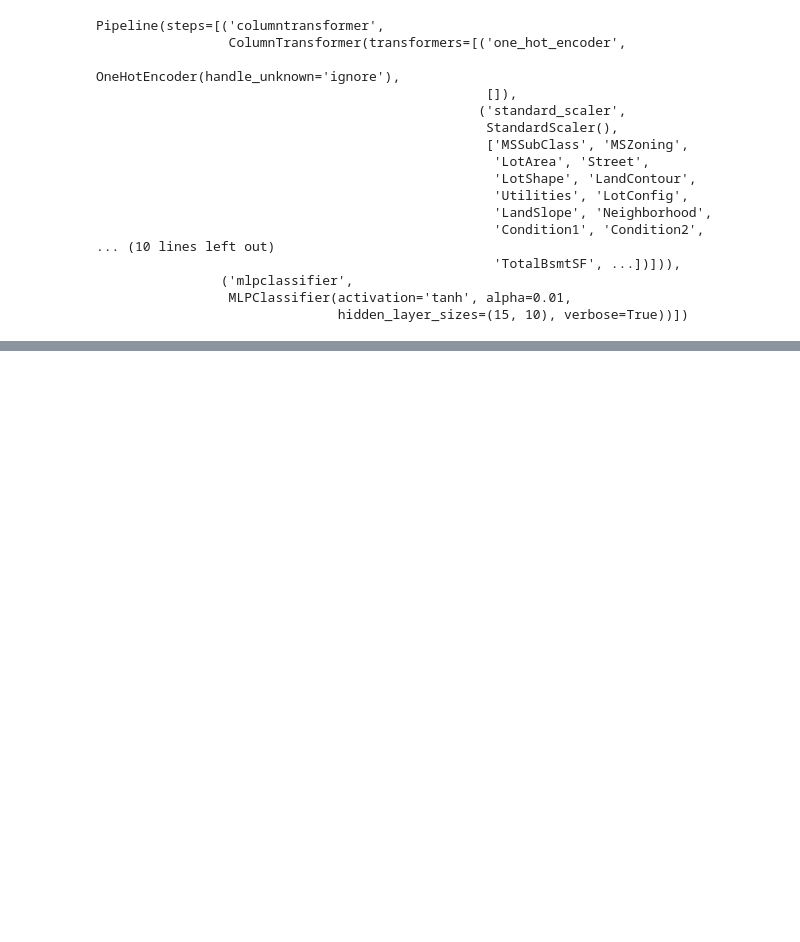
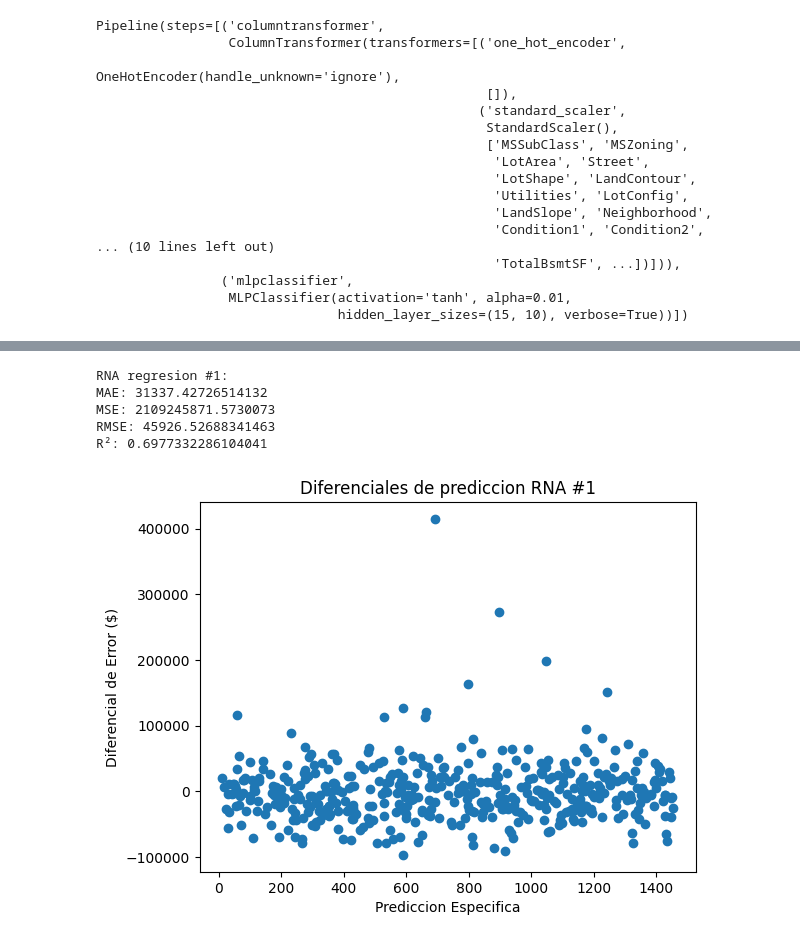
Before and after one commit to DiegoDuaS/RNA, a Jupyter notebook: actividades.ipynb, the cells around one changed output, grey strips where cells are left out. Drawn from its saved outputs; the diff is of its cells as text; code cells hidden in the pictures; blank space fills up the shorter version.

```diff
--- a/actividades.ipynb
+++ b/actividades.ipynb
@@ -380,0 +467,16 @@ weighted avg       0.89      0.89      0.89       438
+# %%
+y1_pred = nn1.predict(X_test)
+diff = y_test - y1_pred
+plt.plot(diff, 'o')
+plt.title("Diferenciales de prediccion RNA #1")
+plt.xlabel("Prediccion Especifica")
+plt.ylabel("Diferencial de Error ($)")
+
+error_metrics.calculate_errors(y1_pred, y_test, "RNA regresion #1")
+# %% [output]
+RNA regresion #1:
+MAE: 31337.42726514132
+MSE: 2109245871.5730073
+RMSE: 45926.52688341463
+R²: 0.6977332286104041
+[figure, added]
```
Also changed, not shown: parts of 17 cells of this notebook, 2 other files.
